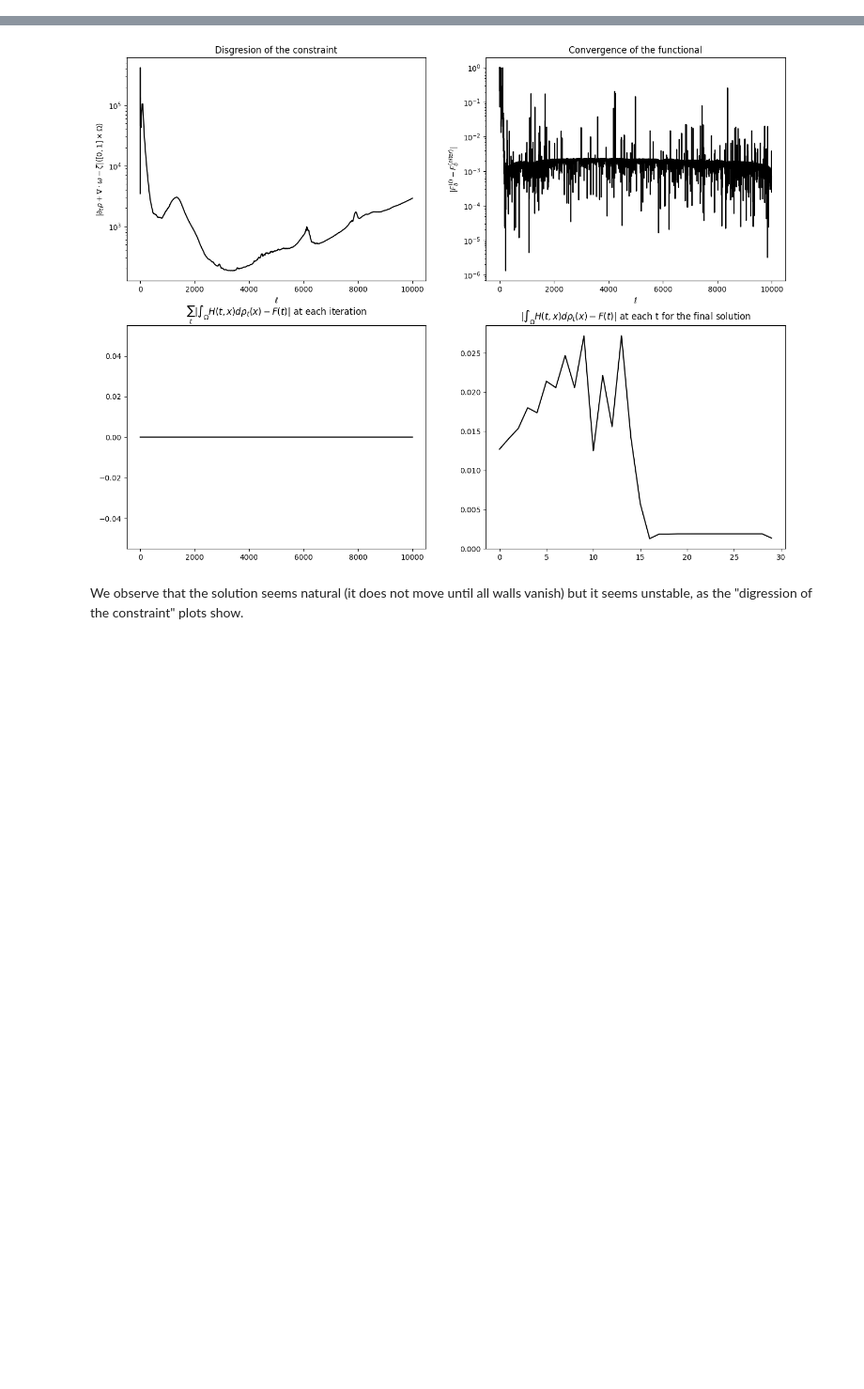
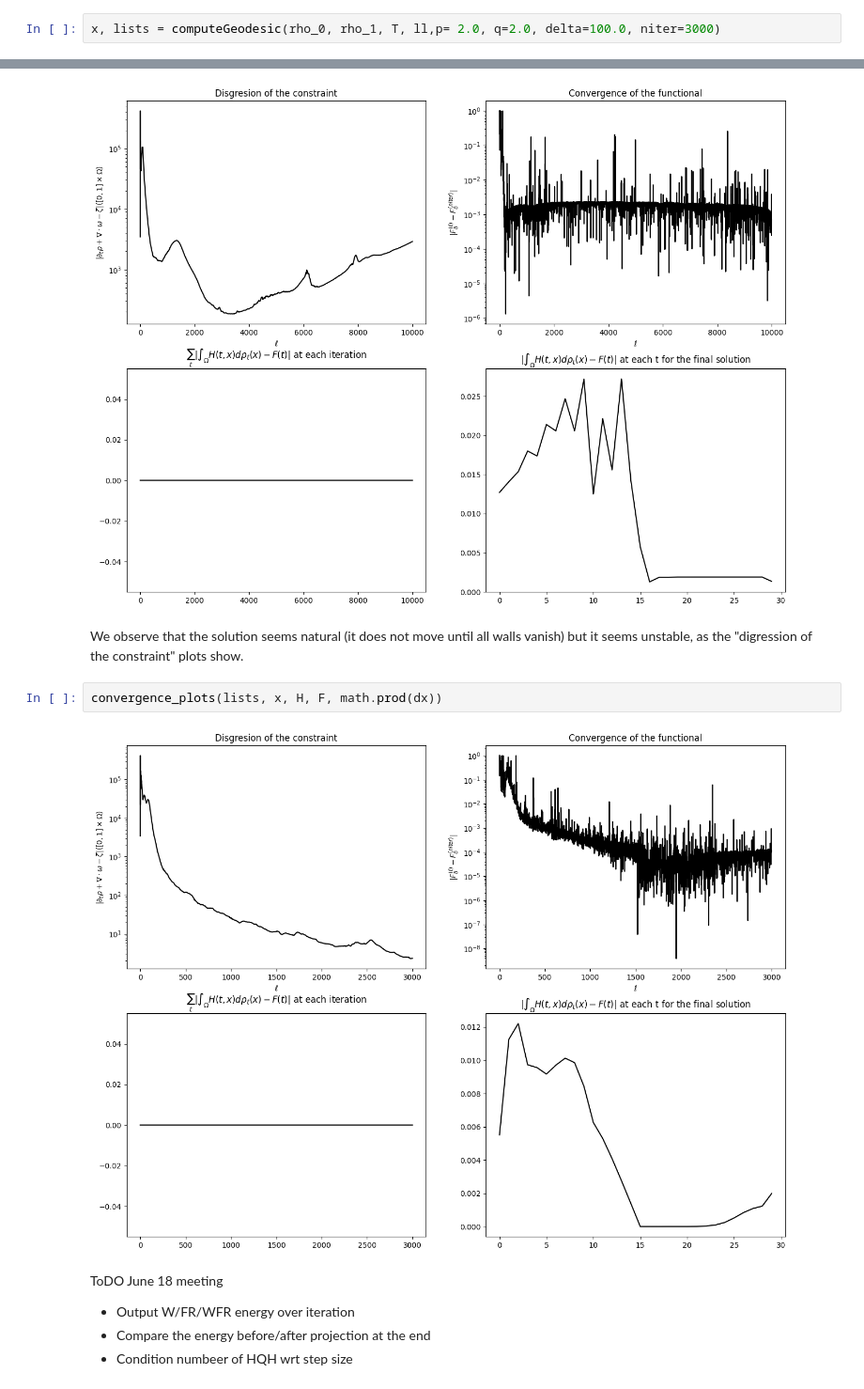
Before and after one commit to mao1756/pdot, a Jupyter notebook: exploratory/wfr_proximal_movingbarrier.ipynb, the cells around one changed output, grey strips where cells are left out. Shown at 94% size. Saved outputs shown, nothing was run; the diff lists cells and outputs as text; blank space fills up the shorter version.

```diff
--- a/exploratory/wfr_proximal_movingbarrier.ipynb
+++ b/exploratory/wfr_proximal_movingbarrier.ipynb
@@ -412,3 +412,5 @@ interact(lambda t: plot_maze_2(t, *plot_elements6), t=widgets.IntSlider(min=0, m
 # %% [output]
 interactive(children=(IntSlider(value=0, description='t', max=30), Output()), _dom_classes=('widget-interact',…
 <function __main__.<lambda>(t)>
+# %%
+x, lists = computeGeodesic(rho_0, rho_1, T, ll,p= 2.0, q=2.0, delta=100.0, niter=3000)
@@ -418,3 +434,12 @@ convergence_plots(lists, x, H, F, math.prod(dx))
 [figure]
 # %% [markdown]
 We observe that the solution seems natural (it does not move until all walls vanish) but it seems unstable, as the "digression of the constraint" plots show.
+# %%
+convergence_plots(lists, x, H, F, math.prod(dx))
+# %% [output]
+[figure, added]
+# %% [markdown]
+ToDO June 18 meeting
+- Output W/FR/WFR energy over iteration
+- Compare the energy before/after projection at the end
+- Condition numbeer of HQH wrt step size
```
Also changed, not shown: parts of 3 cells of this notebook, 2 other files.
